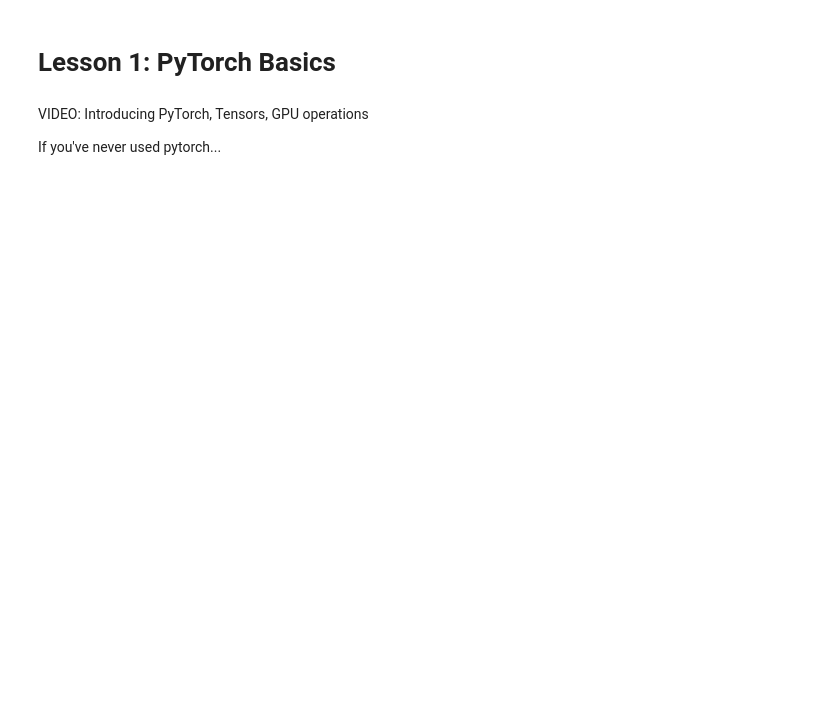
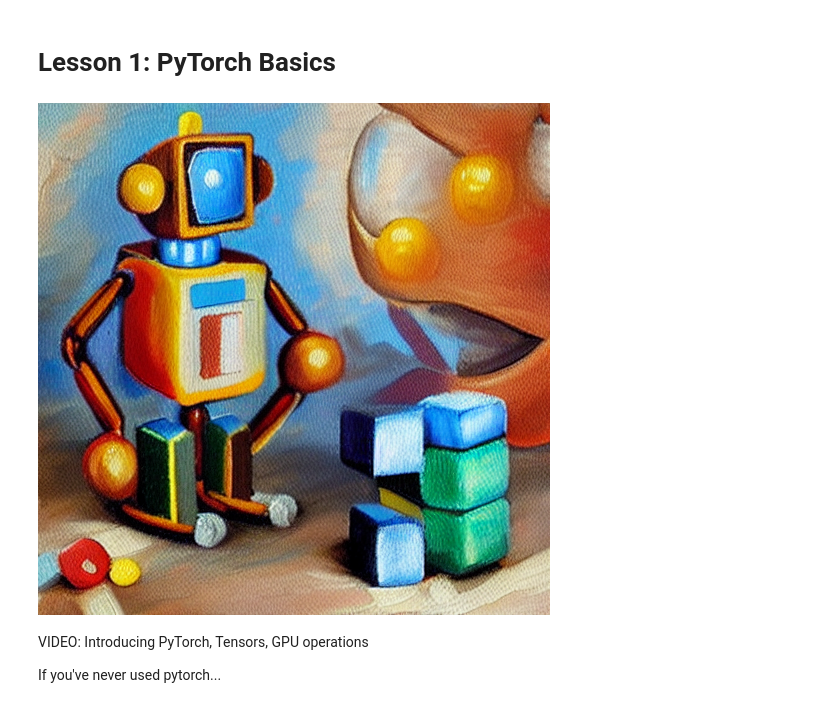
Before and after one commit to johnowhitaker/tglcourse, a Jupyter notebook: 01_PyTorch_Basics.ipynb, the cells around one changed output. Drawn from its saved outputs; the diff is of its cells as text; code cells hidden in the pictures; blank space fills up the shorter version.

Commit message:
Adding image for l1

```diff
--- a/01_PyTorch_Basics.ipynb
+++ b/01_PyTorch_Basics.ipynb
@@ -3,5 +5,10 @@
 # %% [markdown]
 # Lesson 1: PyTorch Basics
+# %%
+#| echo: false
+load_image_pil('images/An_oil_painting_of_a_cute_baby_robot_playing_with_toy_blocks.png')
+# %% [output]
+[figure, added]
 # %% [markdown]
 
 VIDEO: Introducing PyTorch, Tensors, GPU operations
```
Also changed, not shown: parts of 1 cell of this notebook, 2 other files.
